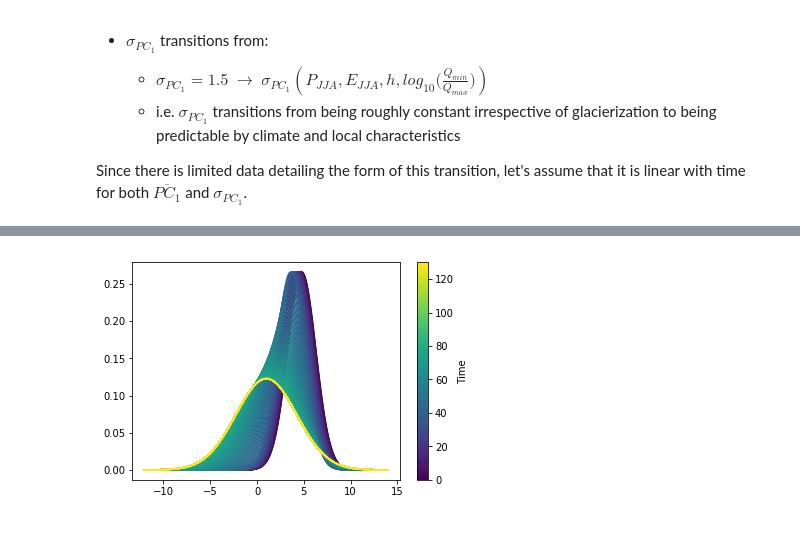
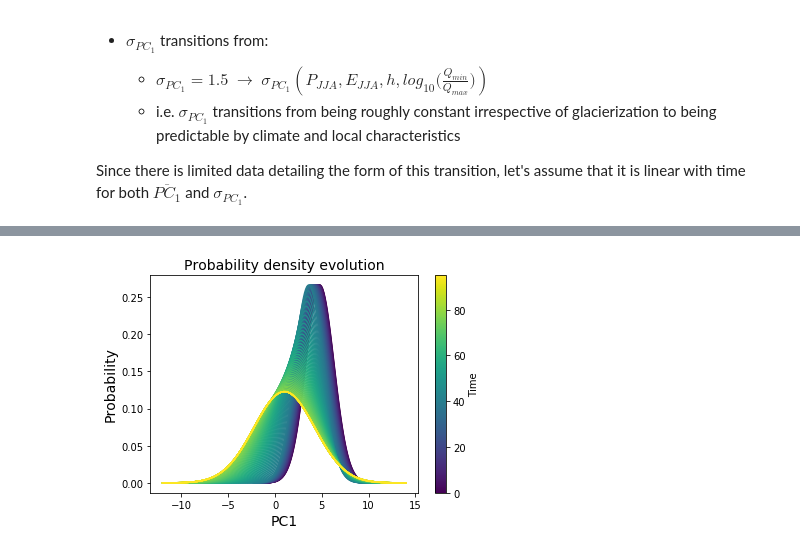
Before and after one commit to andersonsam/glacier_streamflow_toy, a Jupyter notebook: area_streamflow_scaling.ipynb, the cells around one changed output, grey strips where cells are left out. Drawn from its saved outputs; the diff is of its cells as text; code cells hidden in the pictures.

```diff
--- a/area_streamflow_scaling.ipynb
+++ b/area_streamflow_scaling.ipynb
@@ -183,23 +193,24 @@ During this time, $\sigma_{PC_1}$ stays approximately constant, as in Figure a).
 
 Since there is limited data detailing the form of this transition, let's assume that it is linear with time for both $\overline{PC_1}$ and $\sigma_{PC_1}$.
 # %%
-PC1 = np.zeros_like(t)
-PC1[:Nt_1] = 11.6 + 1.74*np.log(G[:Nt_1])
-PC1[Nt_1-1:Nt_g-1] = np.linspace(PC1_g, PC1_f, Nt_g-Nt_1)
-PC1[Nt_g - 1:] = PC1_f
+#define PC1 and sigma arrays through whole time period
+PC1 = np.zeros_like(t) #initialize PC1 array
+PC1[:N1] = 11.6 + 1.74*np.log(G[:N1]) #PC1 follows PC1 = PC1(G) up until the 1% glacierization time
+PC1[N1-1:Ng-1] = np.linspace(PC1_g, PC1_f, Ng-N1) #then, between 1% glacierization and 0% glacierization, linear between PC1_g and PC1_f
+PC1[Ng - 1:] = PC1_f #after glaciers lost, PC1 stays constant
 
-sigma = np.zeros_like(t)
-sigma[:Nt_1] = np.linspace(sigma_0, sigma_g, Nt_1)
-sigma[Nt_1-1:Nt_g-1] = np.linspace(sigma_g, sigma_f, Nt_g-Nt_1)
-sigma[Nt_g-1:] = sigma_f
+sigma = np.zeros_like(t) #initialize sigma array
+sigma[:N1] = np.linspace(sigma_0, sigma_g, N1) #sigma is constant before 1% glacierization time
+sigma[N1-1:Ng-1] = np.linspace(sigma_g, sigma_f, Ng-N1) #linear transition to sigma_f
+sigma[Ng-1:] = sigma_f #sigma remains constant after glaciers lost
 
-fs = 14
-
+#define dashed vertical lines to show t_1 and t_g on figures
 dashx_g = t_g * np.ones(10)
 dashy_g = np.linspace(-10,10,10)
 dashx_1 = (t_1) * np.ones(10)
 dashy_1 = np.linspace(-10,10,10)
 
+#visualize linear transition
 fig, axes = plt.subplots(nrows = 1, ncols = 2, figsize = (8,3))
 
 axes[0].plot(t,PC1)
@@ -316,17 +327,31 @@ xs = np.asarray(xs)
 # %%
-from matplotlib import colors
+#visualize all streamflow probability densities in one figure
+
+gausses = [] #empty list for all probabilities
+xs = [] #empty list for all x-coordinates of probabilities
+for t_step, PC1_step, sigma_step in zip(t, PC1, sigma):
+    gauss, x = make_gaussian(mu = PC1_step, sigma = sigma_step)
+    gausses.append(gauss)
+    xs.append(x)
+
+gausses = np.asarray(gausses)
+xs = np.asarray(xs)
+
+#define colourmap for time
 cmap = 'viridis'
 norm = colors.Normalize(vmin=min(t),vmax=max(t))
 mappable = cm.ScalarMappable(norm=norm, cmap=cmap)
 mappable.set_array([])
 
-cs = cm.get_cmap(cmap, Nt-1) #colours
+cs = cm.get_cmap(cmap, Nf-1) #colours
 
 fig, ax = plt.subplots()
 for ii, tt in enumerate(t):
     ax.plot(xs[ii],gausses[ii], color = cs(ii))
-
+ax.set_xlabel('PC1', fontsize = fs)
+ax.set_ylabel('Probability', fontsize = fs)
+ax.set_title('Probability density evolution', fontsize = fs)
 cb = fig.colorbar(mappable, ax = ax)
 cb.set_label('Time')
 # %% [output]
-[figure, old version]
+[figure, new version]
```
Also changed, not shown: parts of 21 cells of this notebook.
